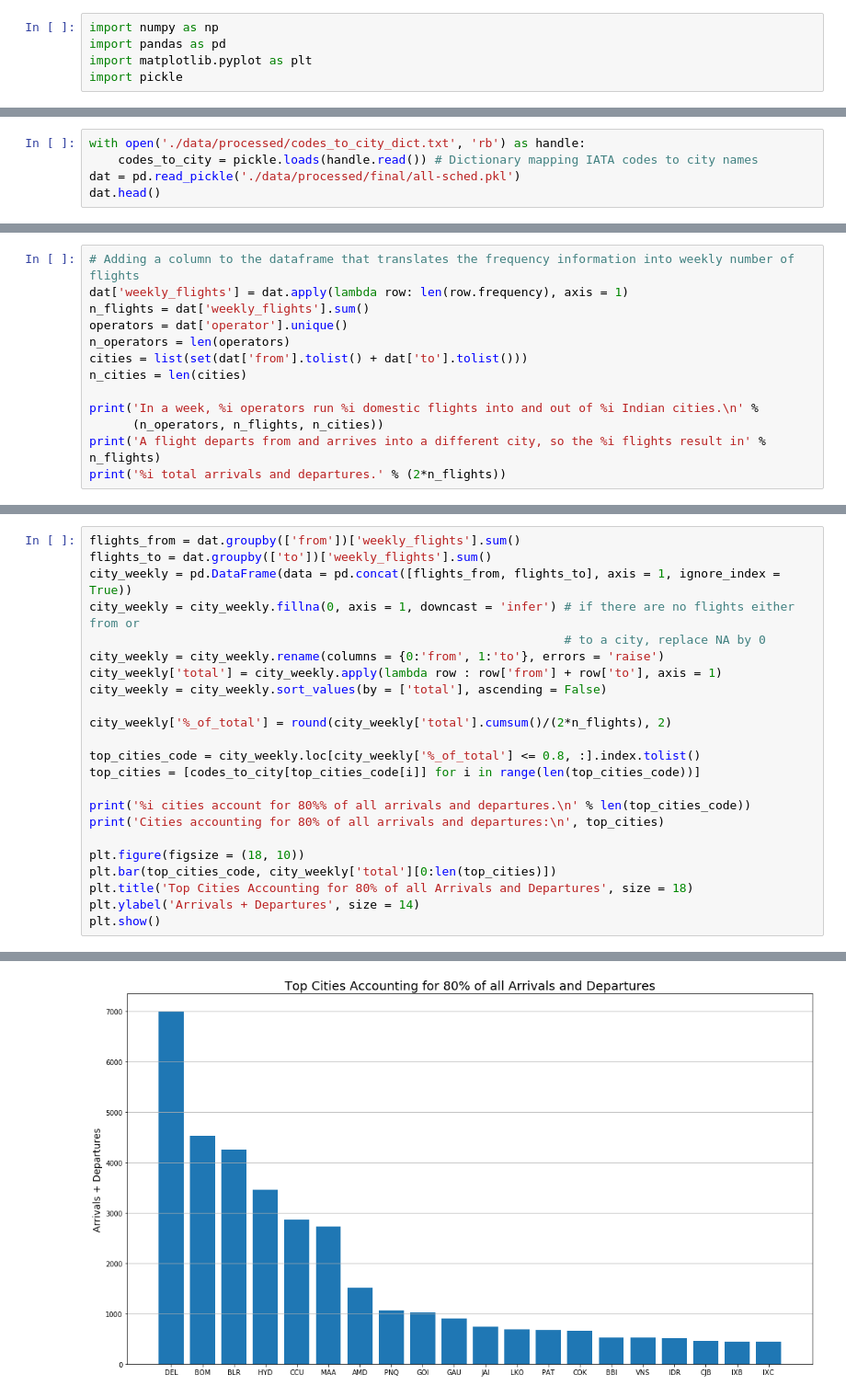
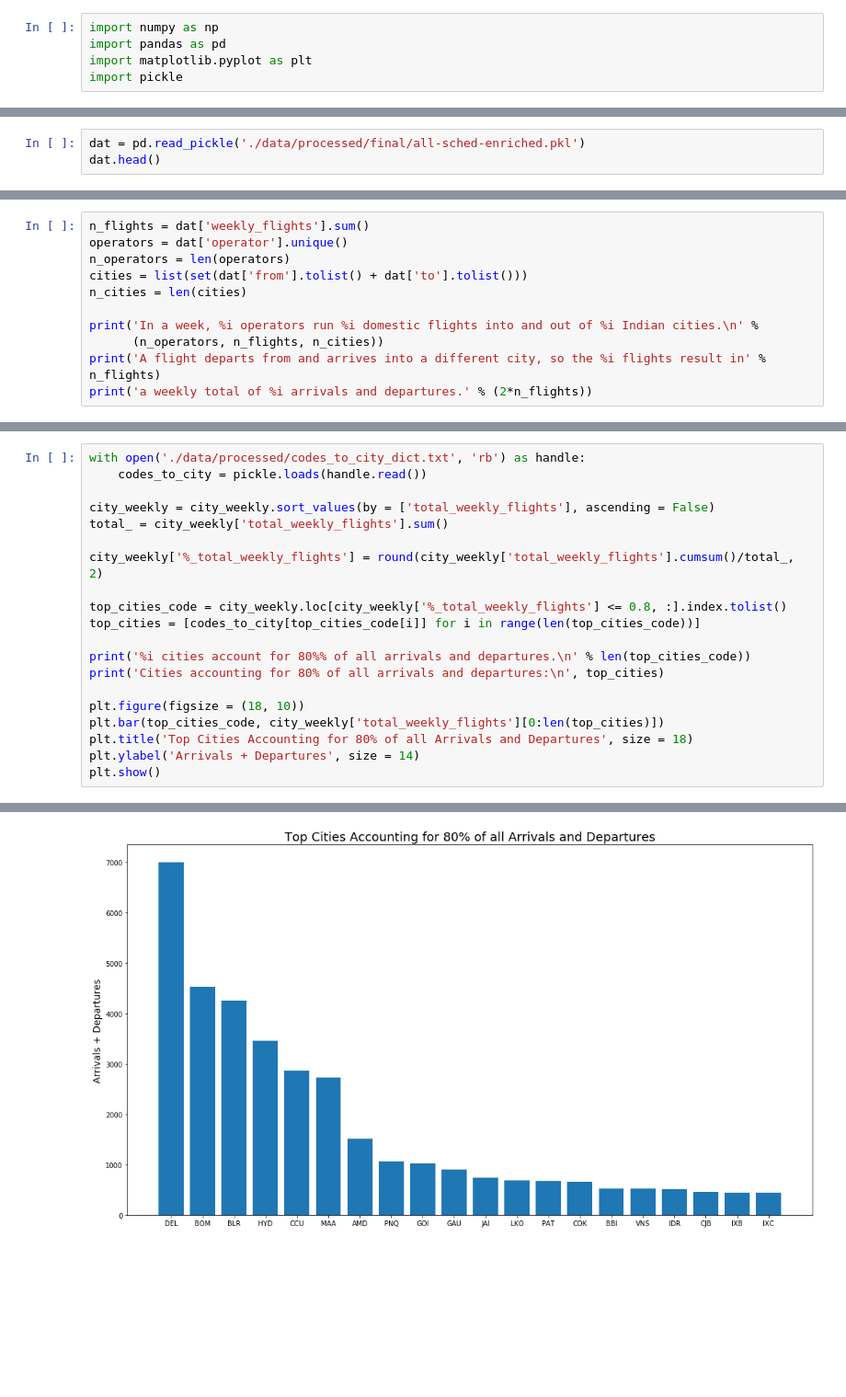
Before and after one commit to sanjeevgadre/Portfolio-Airport-Traffic, a Jupyter notebook: city-analysis.ipynb, the cells around one changed output, grey strips where cells are left out. Shown at 92% size. Drawn from its saved outputs; the diff is of its cells as text; blank space fills up the shorter version.

```diff
--- a/city-analysis.ipynb
+++ b/city-analysis.ipynb
@@ -10,6 +10,4 @@ import pickle
 # %%
-with open('./data/processed/codes_to_city_dict.txt', 'rb') as handle:
-    codes_to_city = pickle.loads(handle.read()) # Dictionary mapping IATA codes to city names
-dat = pd.read_pickle('./data/processed/final/all-sched.pkl')
+dat = pd.read_pickle('./data/processed/final/all-sched-enriched.pkl')
 dat.head()
 # %% [output]
@@ -29,6 +23,4 @@ array(['A 320', 'ATR 72', 'Q400', 'B 738', 'B 739', 'B 737', 'ATR 42',
 # %%
-# Adding a column to the dataframe that translates the frequency information into weekly number of flights
-dat['weekly_flights'] = dat.apply(lambda row: len(row.frequency), axis = 1)
 n_flights = dat['weekly_flights'].sum()
 operators = dat['operator'].unique()
 n_operators = len(operators)
@@ -38,5 +30,5 @@ n_cities = len(cities)
 print('In a week, %i operators run %i domestic flights into and out of %i Indian cities.\n' %
       (n_operators, n_flights, n_cities))
 print('A flight departs from and arrives into a different city, so the %i flights result in' % n_flights)
-print('%i total arrivals and departures.' % (2*n_flights))
+print('a weekly total of %i arrivals and departures.' % (2*n_flights))
 # %% [output]
@@ -58,29 +91,26 @@ Identify the top cities that account for 80% of all flights.
 # %%
-flights_from = dat.groupby(['from'])['weekly_flights'].sum()
-flights_to = dat.groupby(['to'])['weekly_flights'].sum()
-city_weekly = pd.DataFrame(data = pd.concat([flights_from, flights_to], axis = 1, ignore_index = True))
-city_weekly = city_weekly.fillna(0, axis = 1, downcast = 'infer') # if there are no flights either from or
-                                                                  # to a city, replace NA by 0
-city_weekly = city_weekly.rename(columns = {0:'from', 1:'to'}, errors = 'raise')
-city_weekly['total'] = city_weekly.apply(lambda row : row['from'] + row['to'], axis = 1)
-city_weekly = city_weekly.sort_values(by = ['total'], ascending = False)
+with open('./data/processed/codes_to_city_dict.txt', 'rb') as handle:
+    codes_to_city = pickle.loads(handle.read())
 
-city_weekly['%_of_total'] = round(city_weekly['total'].cumsum()/(2*n_flights), 2)
+city_weekly = city_weekly.sort_values(by = ['total_weekly_flights'], ascending = False)
+total_ = city_weekly['total_weekly_flights'].sum()
 
-top_cities_code = city_weekly.loc[city_weekly['%_of_total'] <= 0.8, :].index.tolist()
+city_weekly['%_total_weekly_flights'] = round(city_weekly['total_weekly_flights'].cumsum()/total_, 2)
+
+top_cities_code = city_weekly.loc[city_weekly['%_total_weekly_flights'] <= 0.8, :].index.tolist()
 top_cities = [codes_to_city[top_cities_code[i]] for i in range(len(top_cities_code))]
 
 print('%i cities account for 80%% of all arrivals and departures.\n' % len(top_cities_code))
 print('Cities accounting for 80% of all arrivals and departures:\n', top_cities)
 
 plt.figure(figsize = (18, 10))
-plt.bar(top_cities_code, city_weekly['total'][0:len(top_cities)])
+plt.bar(top_cities_code, city_weekly['total_weekly_flights'][0:len(top_cities)])
 plt.title('Top Cities Accounting for 80% of all Arrivals and Departures', size = 18)
 plt.ylabel('Arrivals + Departures', size = 14)
 plt.show()
 # %% [output]
 20 cities account for 80% of all arrivals and departures.
 
 Cities accounting for 80% of all arrivals and departures:
  ['New Delhi', 'Mumbai', 'Bangalore', 'Hyderabad', 'Kolkata', 'Chennai', 'Ahmedabad', 'Pune', 'Goa', 'Guwahati', 'Jaipur', 'Lucknow', 'Patna', 'Kochi', 'Bhubaneswar', 'Varanasi', 'Indore', 'Coimbatore ...
-[figure, old version]
+[figure, new version]
```
Also changed, not shown: parts of 21 cells of this notebook, 1 other file.
